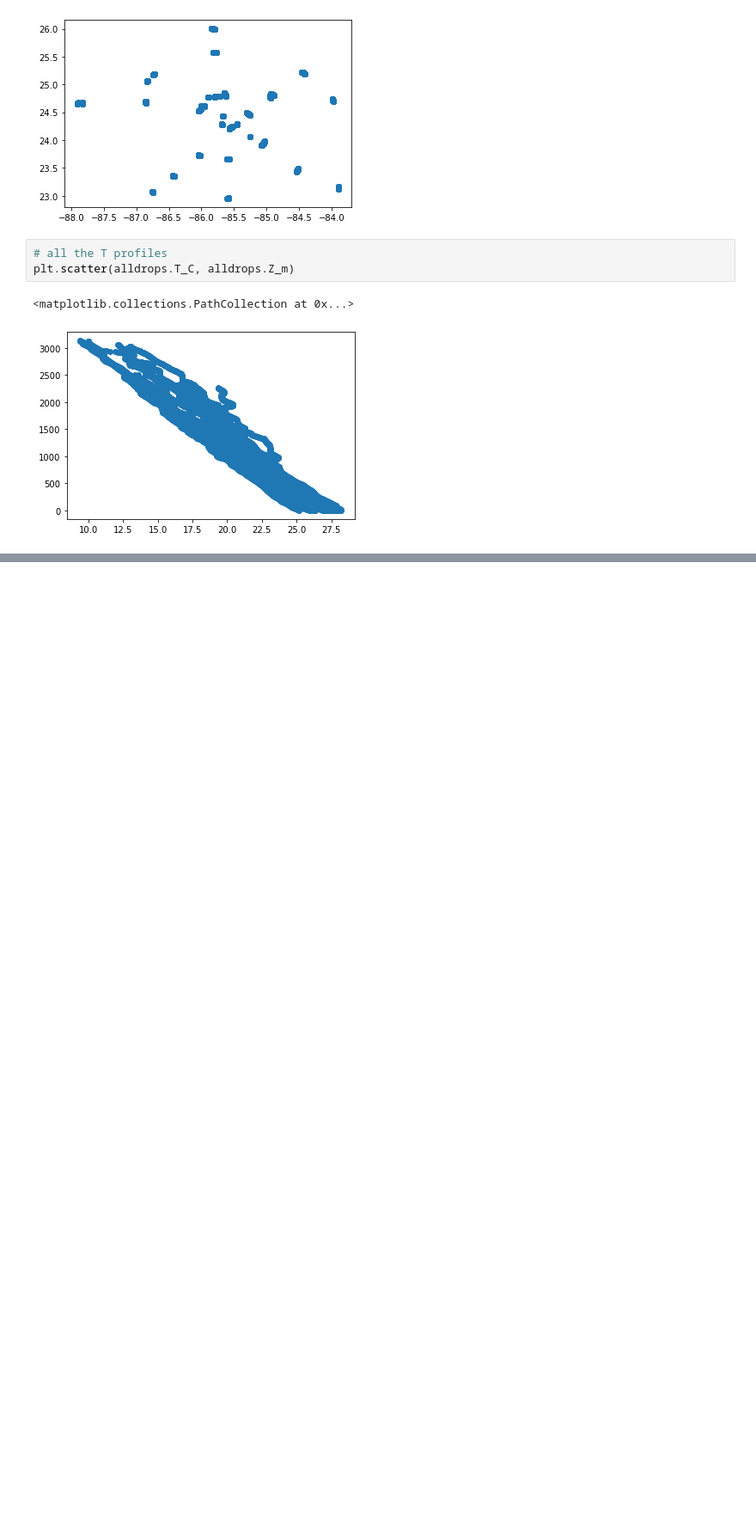
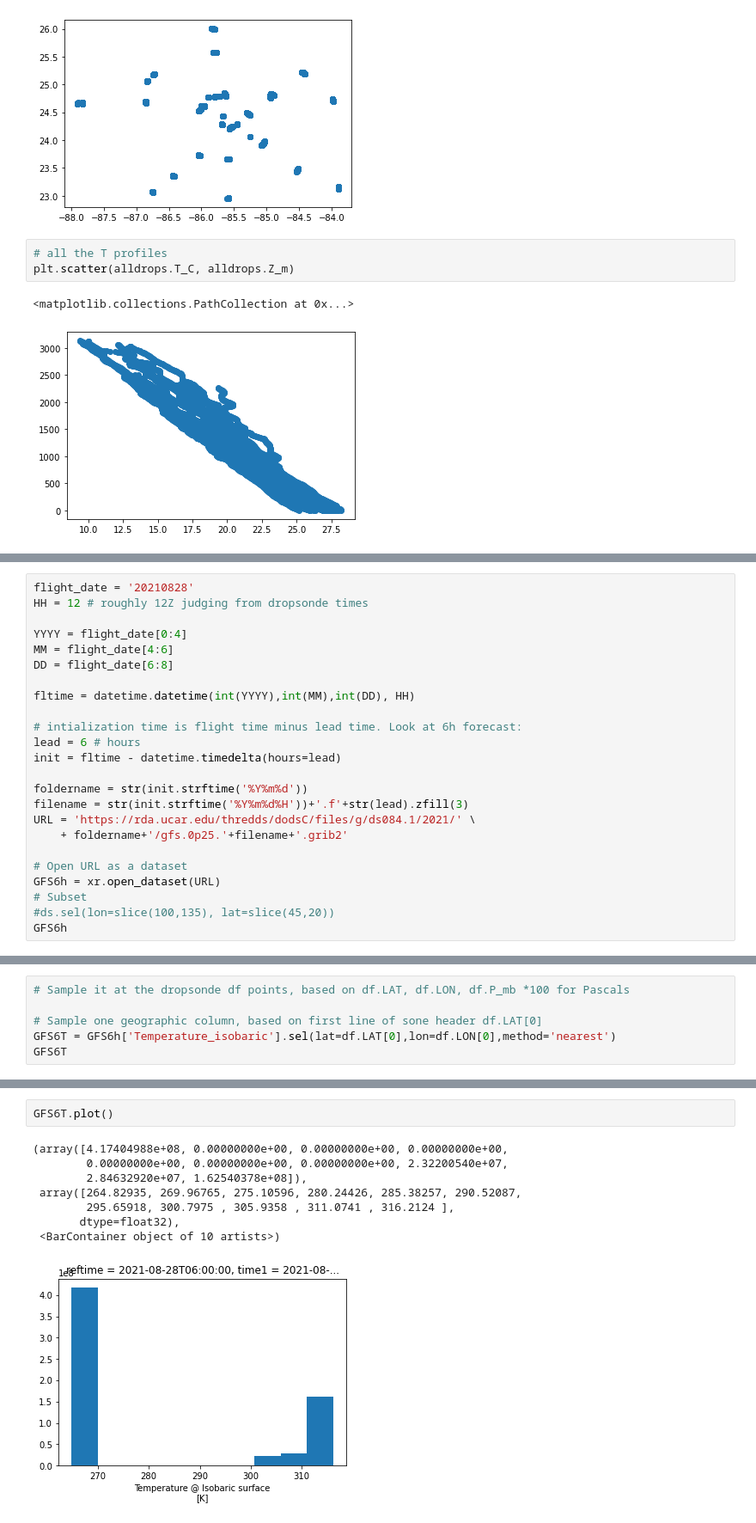
Before and after one commit to MPOcanes/MPO624_2022, a Jupyter notebook: Notebooks/HRD_dropsondes.ipynb, the cells around one changed output, grey strips where cells are left out. Shown at 86% size. Saved outputs shown, nothing was run; the diff lists cells and outputs as text; blank space fills up the shorter version.

```diff
--- a/Notebooks/HRD_dropsondes.ipynb
+++ b/Notebooks/HRD_dropsondes.ipynb
@@ -153,0 +149,24 @@ plt.scatter(alldrops.T_C, alldrops.Z_m)
+# %%
+flight_date = '20210828'
+HH = 12 # roughly 12Z judging from dropsonde times
+
+YYYY = flight_date[0:4]
+MM = flight_date[4:6]
+DD = flight_date[6:8]
+
+fltime = datetime.datetime(int(YYYY),int(MM),int(DD), HH)
+
+# intialization time is flight time minus lead time. Look at 6h forecast:
+lead = 6 # hours
+init = fltime - datetime.timedelta(hours=lead)
+
+foldername = str(init.strftime('%Y%m%d'))
+filename = str(init.strftime('%Y%m%d%H'))+'.f'+str(lead).zfill(3)
+URL = 'https://rda.ucar.edu/thredds/dodsC/files/g/ds084.1/2021/' \
+    + foldername+'/gfs.0p25.'+filename+'.grib2'
+
+# Open URL as a dataset
+GFS6h = xr.open_dataset(URL)
+# Subset
+#ds.sel(lon=slice(100,135), lat=slice(45,20))
+GFS6h
@@ -153,0 +191,6 @@ plt.scatter(alldrops.T_C, alldrops.Z_m)
+# %%
+# Sample it at the dropsonde df points, based on df.LAT, df.LON, df.P_mb *100 for Pascals
+
+# Sample one geographic column, based on first line of sone header df.LAT[0]
+GFS6T = GFS6h['Temperature_isobaric'].sel(lat=df.LAT[0],lon=df.LON[0],method='nearest')
+GFS6T
@@ -153,0 +305,11 @@ plt.scatter(alldrops.T_C, alldrops.Z_m)
+# %%
+GFS6T.plot()
+# %% [output]
+(array([4.17404988e+08, 0.00000000e+00, 0.00000000e+00, 0.00000000e+00,
+        0.00000000e+00, 0.00000000e+00, 0.00000000e+00, 2.32200540e+07,
+        2.84632920e+07, 1.62540378e+08]),
+ array([264.82935, 269.96765, 275.10596, 280.24426, 285.38257, 290.52087,
+        295.65918, 300.7975 , 305.9358 , 311.0741 , 316.2124 ],
+       dtype=float32),
+ <BarContainer object of 10 artists>)
+[figure, added]
```
Also changed, not shown: parts of 21 cells of this notebook.
